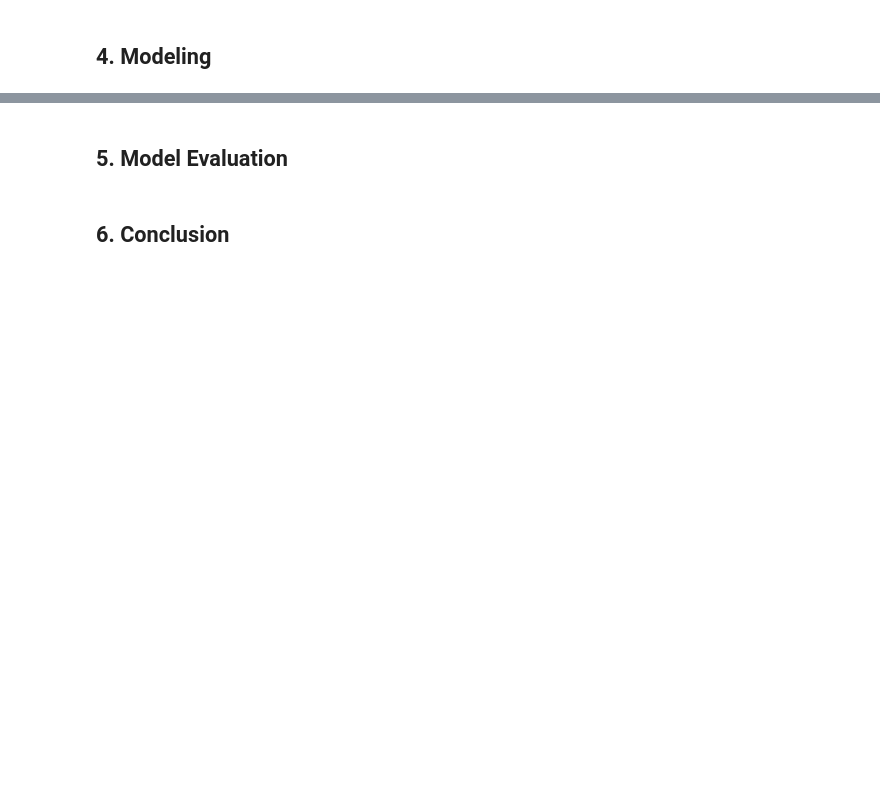
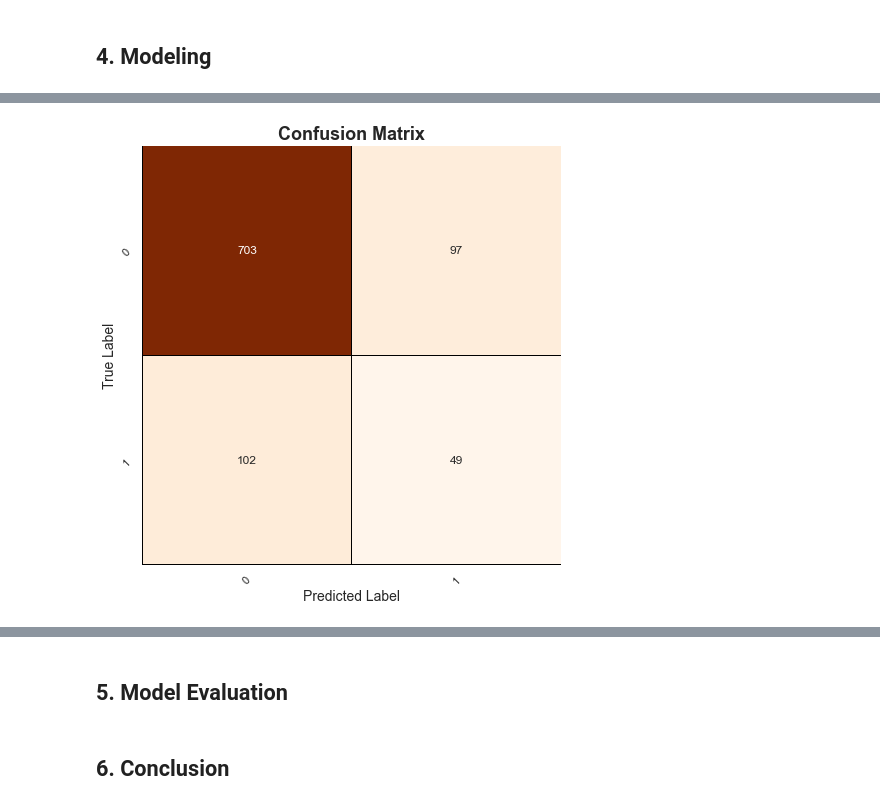
Before and after one commit to NashonOkumu/churn-prediction, a Jupyter notebook: student.ipynb, the cells around one changed output, grey strips where cells are left out. Cells and saved outputs as stored; diff of their text form; code cells hidden in the pictures; blank space fills up the shorter version.

```diff
--- a/student.ipynb
+++ b/student.ipynb
@@ -685,0 +657,3 @@ X_train.head()
+# %%
+smote = SMOTENC(categorical_features = [1,2],random_state = 123)
+resampled_X_train, resampled_y_train = smote.fit_resample(X_train,y_train)
@@ -685,0 +773,6 @@ X_train.head()
+# %%
+y_pred_dt = dt_clf.predict(X_test)
+# %%
+plot_conf_matrix(y_test, y_pred_dt, [0,1])
+# %% [output]
+[figure, added]
```
Also changed, not shown: parts of 46 cells of this notebook.
